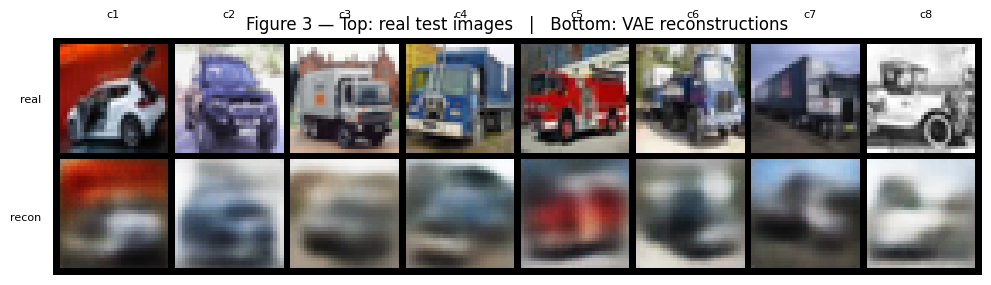
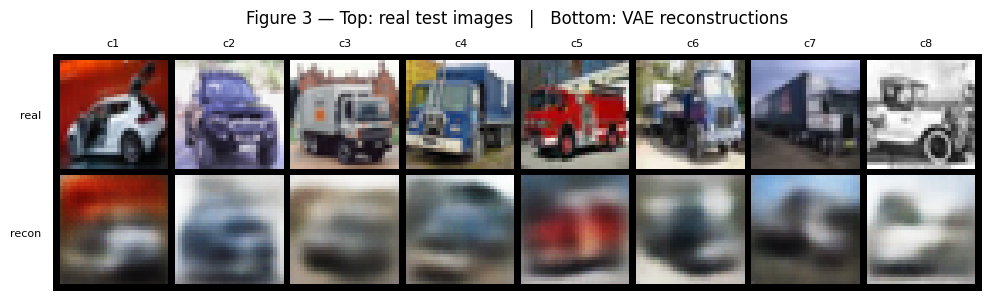
The change to this notebook cell's code, shown as a diff; its figure went from the first image to the second:
--- before
+++ after
@@ -10,10 +10,11 @@
     cell_w = W / nrow
     cell_h = H / nrows
-    plt.figure(figsize=(nrow*1.2 + 0.4, nrows*1.2 + 0.8))
-    plt.imshow(img); plt.axis('off'); plt.title(title)
-    # column indices above
+    plt.figure(figsize=(nrow*1.2 + 0.4, nrows*1.2 + 1.0))
+    plt.imshow(img); plt.axis('off')
+    plt.title(title, pad=22)
+    # column indices just above the grid (between grid and title)
     for c in range(nrow):
         x = (c + 0.5) * cell_w
-        plt.text(x, -6, f'c{c+1}', ha='center', va='bottom', fontsize=8, color='black')
+        plt.text(x, -2, f'c{c+1}', ha='center', va='bottom', fontsize=8, color='black')
     # row labels at left
     labels = row_labels if row_labels is not None else [f'r{r+1}' for r in range(nrows)]

Commit: Render LaTeX equations as PNG images via mathtext; widen Figure 2; fix figure title and label overlap